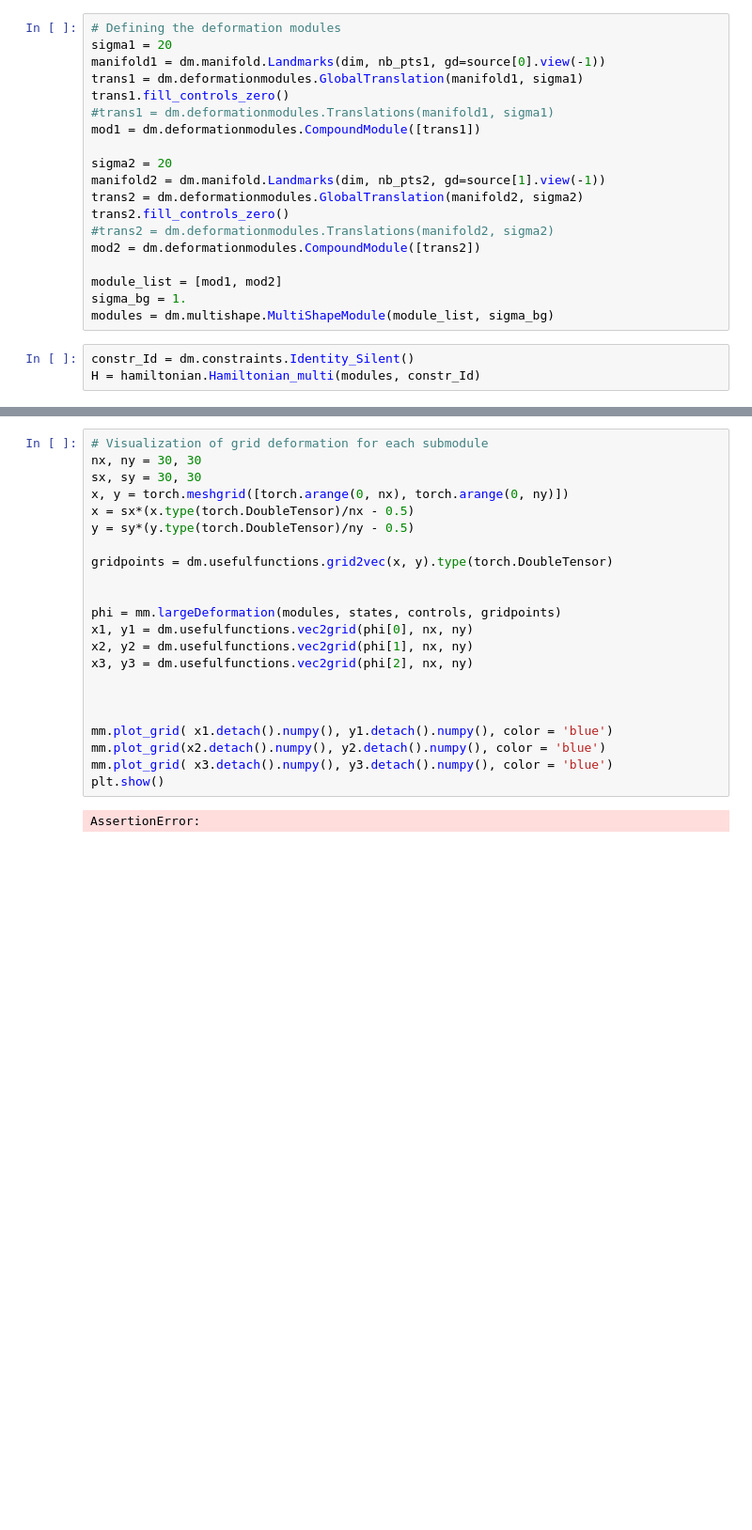
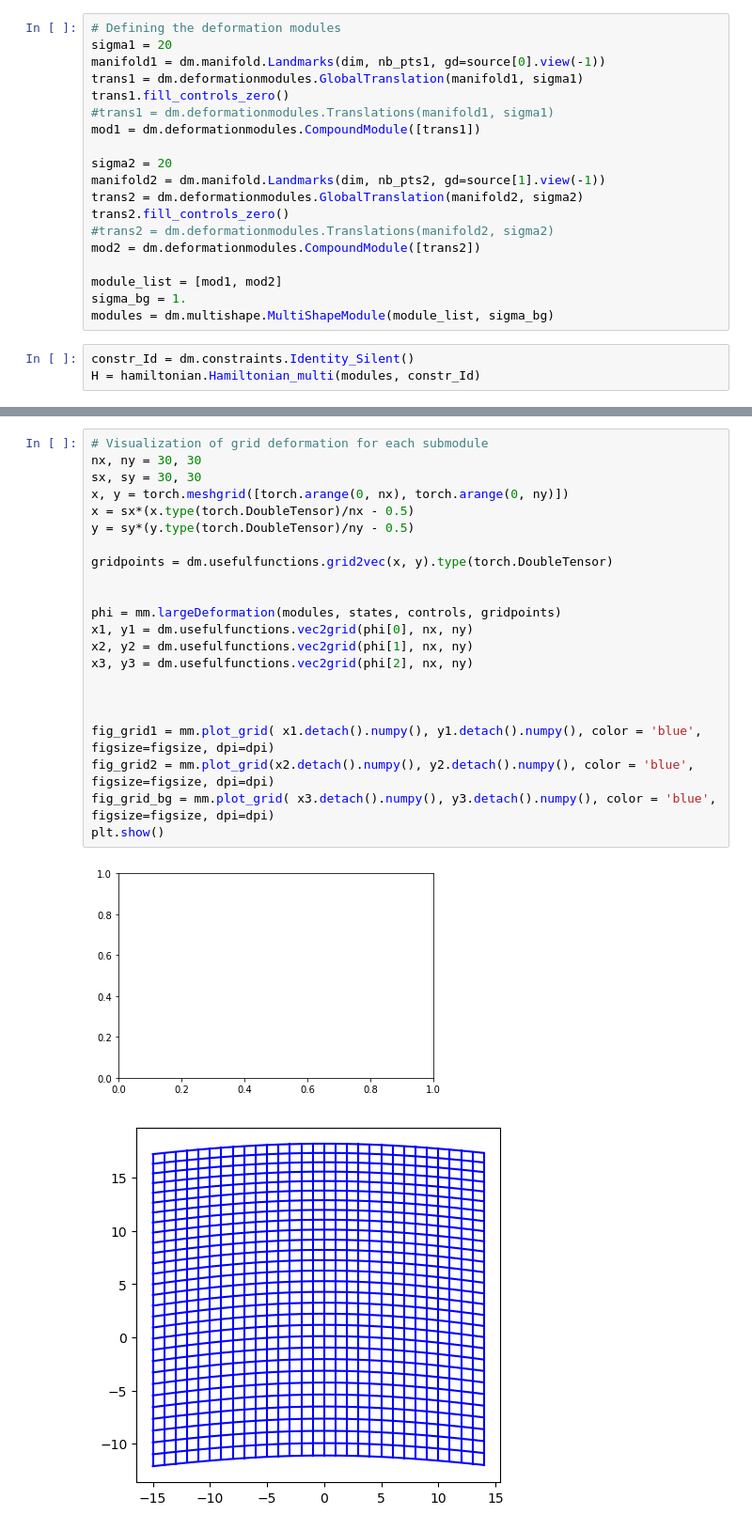
Before and after one commit to RosaKow/Masterthesis, a Jupyter notebook: defmod/Matching_Circles_globaltrans_graddesc.ipnby.ipynb, the cells around one changed output, grey strips where cells are left out. Shown at 94% size. Saved outputs shown, nothing was run; the diff lists cells and outputs as text; blank space fills up the shorter version.

```diff
--- a/defmod/Matching_Circles_globaltrans_graddesc.ipnby.ipynb
+++ b/defmod/Matching_Circles_globaltrans_graddesc.ipnby.ipynb
@@ -135,24 +137,25 @@ plt.show()
 # %%
 # Visualization of grid deformation for each submodule
 nx, ny = 30, 30
 sx, sy = 30, 30
 x, y = torch.meshgrid([torch.arange(0, nx), torch.arange(0, ny)])
 x = sx*(x.type(torch.DoubleTensor)/nx - 0.5)
 y = sy*(y.type(torch.DoubleTensor)/ny - 0.5)
 
 gridpoints = dm.usefulfunctions.grid2vec(x, y).type(torch.DoubleTensor)
 
 
 phi = mm.largeDeformation(modules, states, controls, gridpoints)
 x1, y1 = dm.usefulfunctions.vec2grid(phi[0], nx, ny)
 x2, y2 = dm.usefulfunctions.vec2grid(phi[1], nx, ny)
 x3, y3 = dm.usefulfunctions.vec2grid(phi[2], nx, ny)
 
 
 
-mm.plot_grid( x1.detach().numpy(), y1.detach().numpy(), color = 'blue')
-mm.plot_grid(x2.detach().numpy(), y2.detach().numpy(), color = 'blue')
-mm.plot_grid( x3.detach().numpy(), y3.detach().numpy(), color = 'blue')
+fig_grid1 = mm.plot_grid( x1.detach().numpy(), y1.detach().numpy(), color = 'blue', figsize=figsize, dpi=dpi)
+fig_grid2 = mm.plot_grid(x2.detach().numpy(), y2.detach().numpy(), color = 'blue', figsize=figsize, dpi=dpi)
+fig_grid_bg = mm.plot_grid( x3.detach().numpy(), y3.detach().numpy(), color = 'blue', figsize=figsize, dpi=dpi)
 plt.show()
 # %% [output]
-AssertionError:
+[figure, added]
+[figure, added]
```
Also changed, not shown: parts of 8 cells of this notebook, 28 other files.
